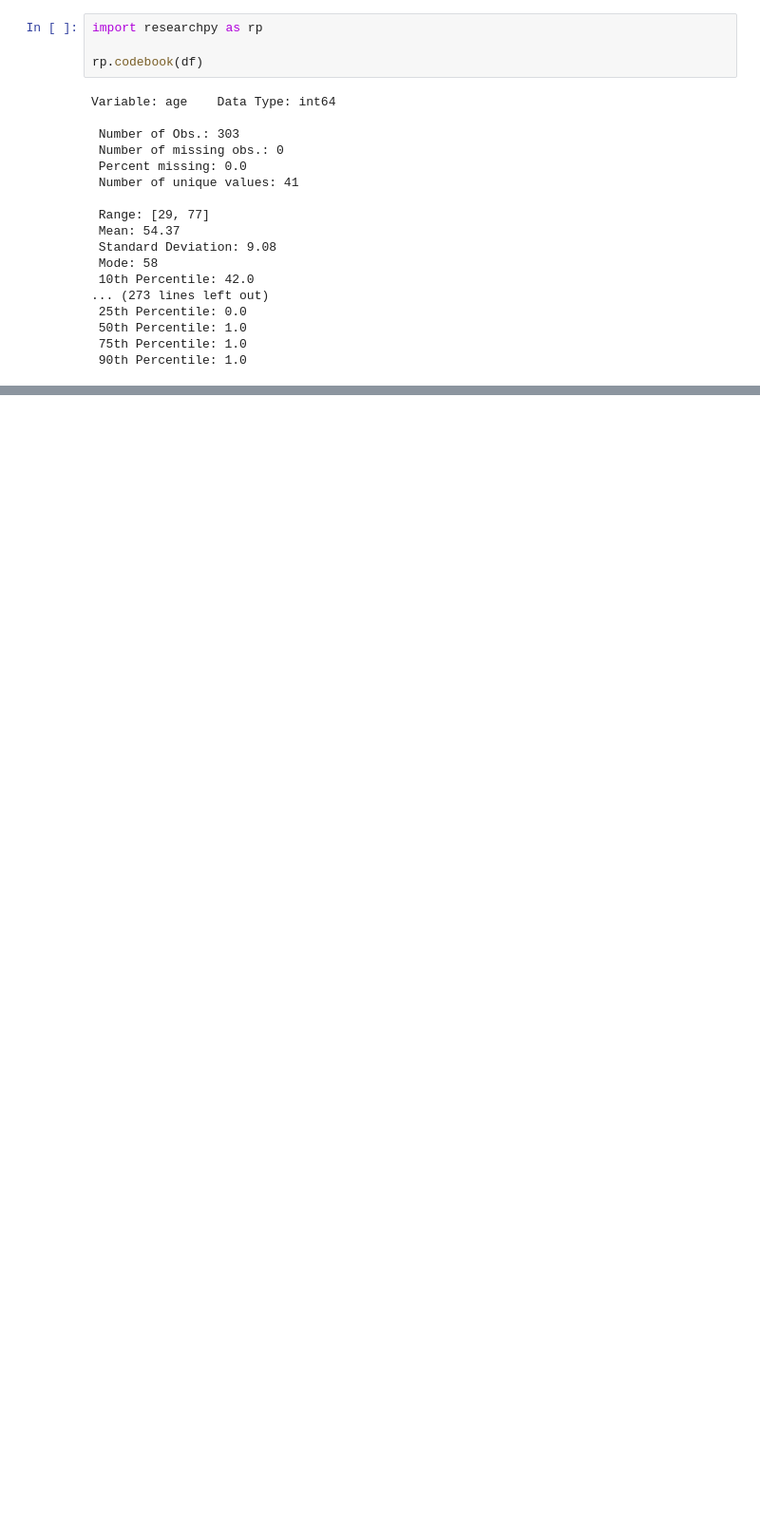
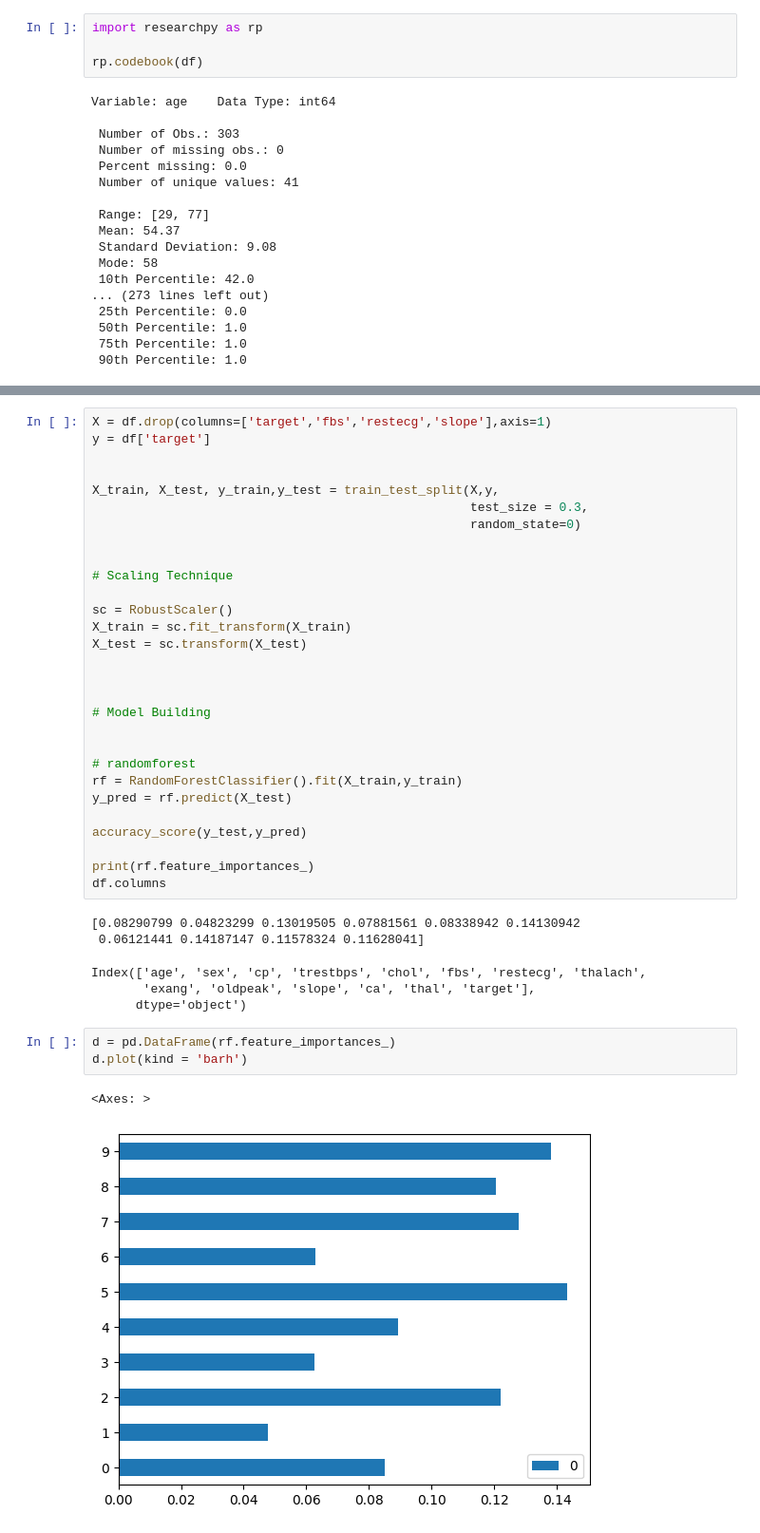
Before and after one commit to rushikeshpatil-123/heartdisese_predictionmodel, a Jupyter notebook: notebook/experiments/model.ipynb, the cells around one changed output, grey strips where cells are left out. Shown at 95% size. Drawn from its saved outputs; the diff is of its cells as text; blank space fills up the shorter version.

```diff
--- a/notebook/experiments/model.ipynb
+++ b/notebook/experiments/model.ipynb
@@ -68,0 +204,41 @@ Variable: age    Data Type: int64
+# %%
+X = df.drop(columns=['target','fbs','restecg','slope'],axis=1)
+y = df['target']
+
+
+X_train, X_test, y_train,y_test = train_test_split(X,y,
+                                                   test_size = 0.3,
+                                                   random_state=0)
+
+
+# Scaling Technique
+
+sc = RobustScaler()
+X_train = sc.fit_transform(X_train)
+X_test = sc.transform(X_test)
+
+
+
+# Model Building
+
+
+# randomforest
+rf = RandomForestClassifier().fit(X_train,y_train)
+y_pred = rf.predict(X_test)
+
+accuracy_score(y_test,y_pred)
+
+print(rf.feature_importances_)
+df.columns
+# %% [output]
+[0.08290799 0.04823299 0.13019505 0.07881561 0.08338942 0.14130942
+ 0.06121441 0.14187147 0.11578324 0.11628041]
+Index(['age', 'sex', 'cp', 'trestbps', 'chol', 'fbs', 'restecg', 'thalach',
+       'exang', 'oldpeak', 'slope', 'ca', 'thal', 'target'],
+      dtype='object')
+# %%
+d = pd.DataFrame(rf.feature_importances_)
+d.plot(kind = 'barh')
+# %% [output]
+<Axes: >
+[figure, added]
```
Also changed, not shown: parts of 6 cells of this notebook.
